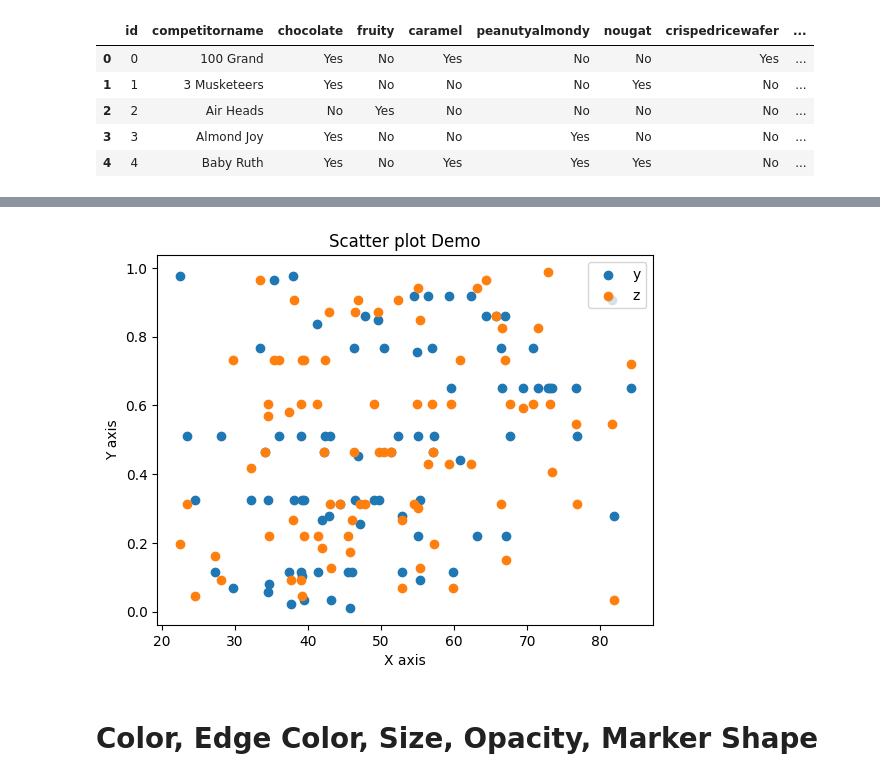
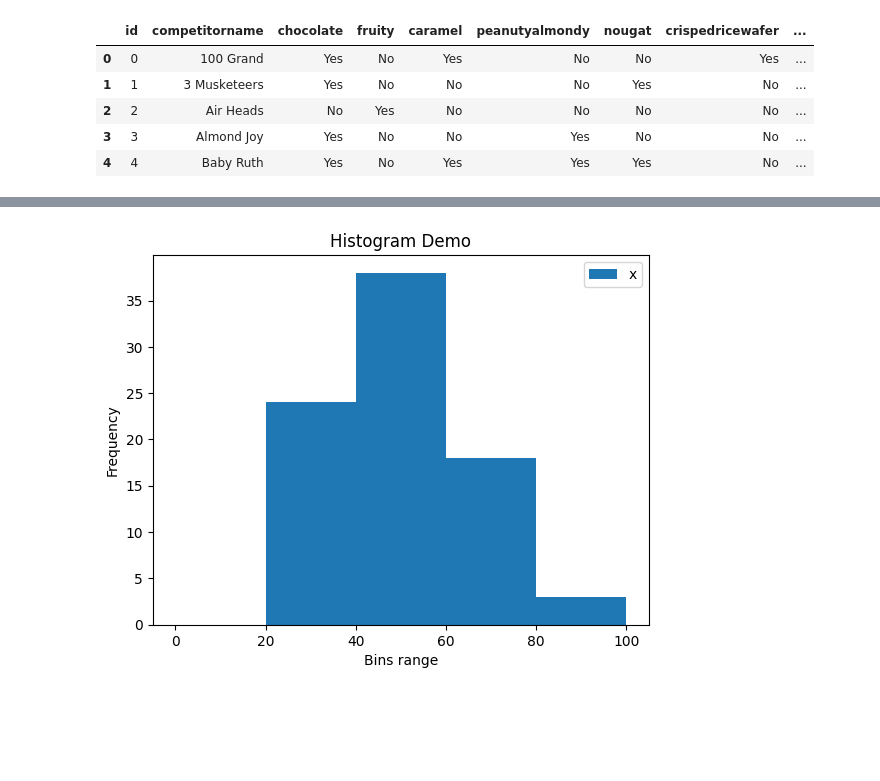
Before and after one commit to arifur30/matplotlib-data-visualization-learning, a Jupyter notebook: creating-scatte-plot-customizing.ipynb, the cells around one changed output, grey strips where cells are left out. Cells and saved outputs as stored; diff of their text form; code cells hidden in the pictures; blank space fills up the shorter version.

```diff
--- a/creating-scatte-plot-customizing.ipynb
+++ b/creating-scatte-plot-customizing.ipynb
@@ -34,23 +33,17 @@ plt.show()
 # %%
 x = list(data['winpercent'])
-y = list(data['pricepercent'])
-z = list(data['sugarpercent'])
 
-plt.scatter(x,y)
-plt.scatter(x,z)
+plt.hist(x,bins = [0,20, 40, 60, 80, 100])
 
-# Adding legends
-
-plt.legend(['y', 'z'], loc = 'best')
 
 # adding title, label
 
-plt.title('Scatter plot Demo')
-plt.xlabel('X axis')
-plt.ylabel('Y axis')
+plt.title('Histogram Demo')
+plt.xlabel('Bins range')
+plt.ylabel('Frequency')
+
+plt.legend(['x'])
 
 plt.show()
 # %% [output]
-[figure, old version]
+[figure, new version]
-# %% [markdown]
-# Color, Edge Color, Size, Opacity, Marker Shape
```
Also changed, not shown: parts of 5 cells of this notebook.
